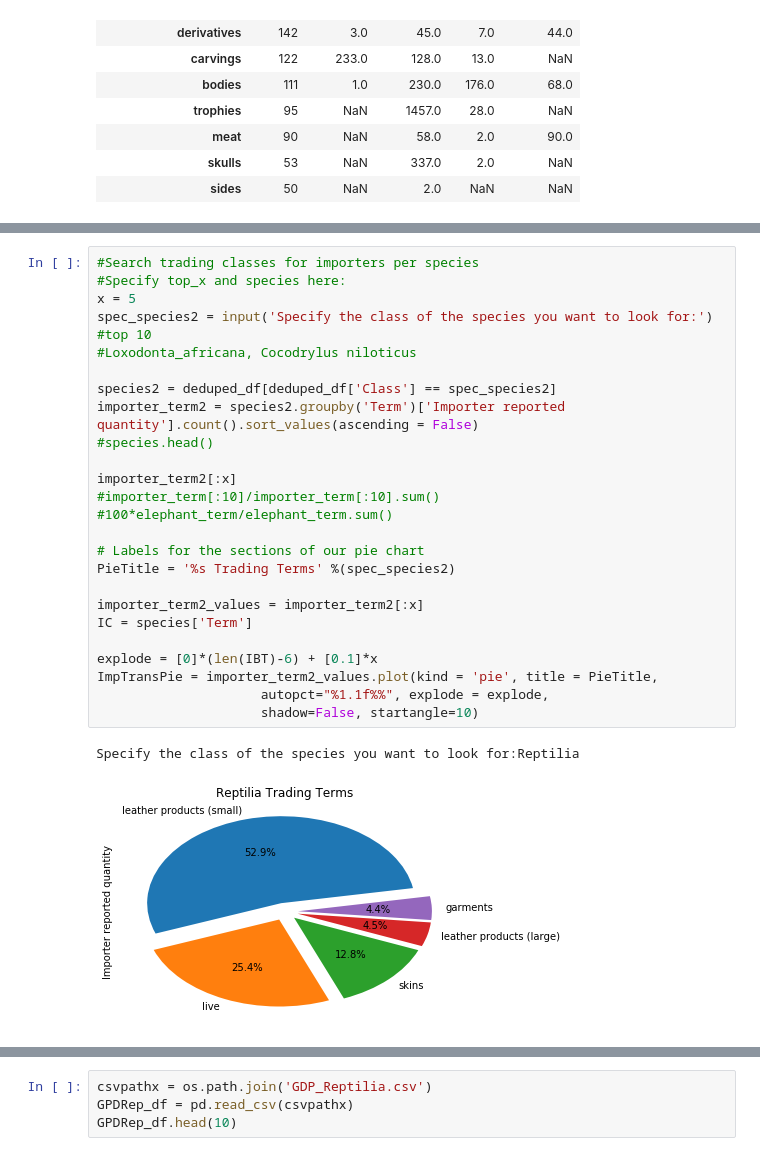
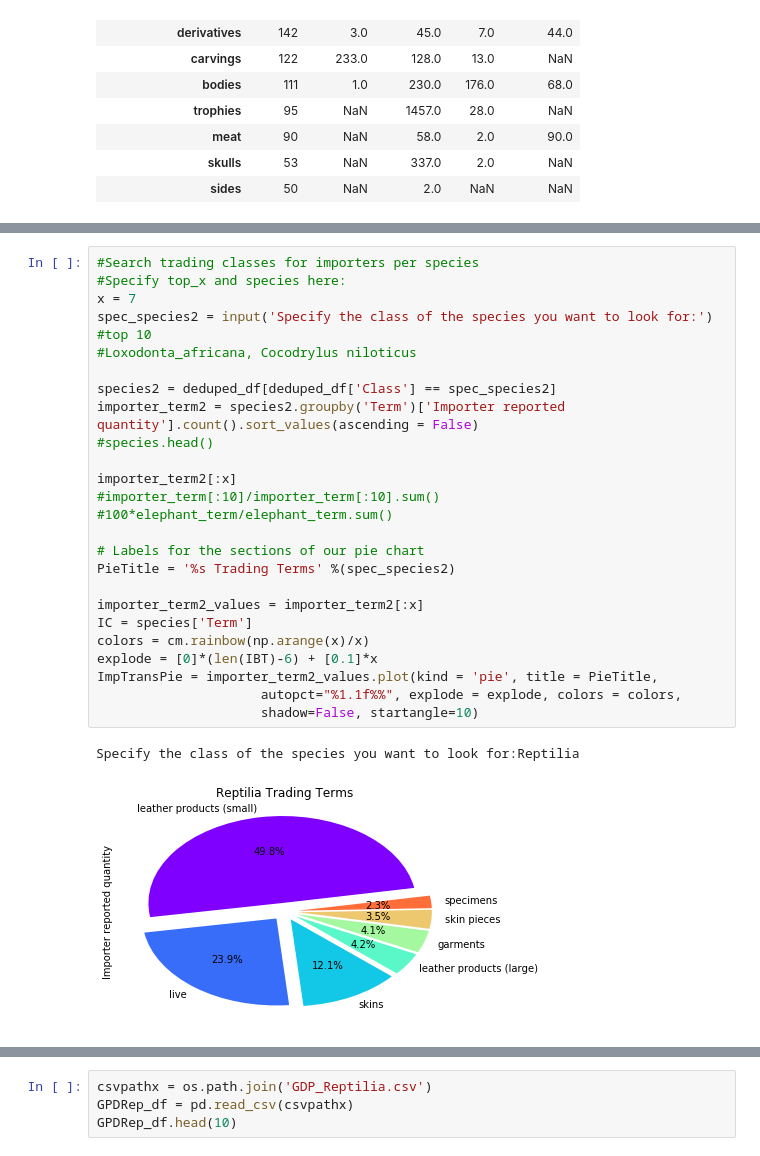
Before and after one commit to EliseLinker/wildlifeproject1, a Jupyter notebook: MergedWildlifeProject-3.ipynb, the cells around one changed output, grey strips where cells are left out. Cells and saved outputs as stored; diff of their text form.

```diff
--- a/MergedWildlifeProject-3.ipynb
+++ b/MergedWildlifeProject-3.ipynb
@@ -633,29 +673,29 @@ top_importer_trades
 # %%
 #Search trading classes for importers per species
 #Specify top_x and species here:
-x = 5
+x = 7
 spec_species2 = input('Specify the class of the species you want to look for:')
 #top 10
 #Loxodonta_africana, Cocodrylus niloticus
 
 species2 = deduped_df[deduped_df['Class'] == spec_species2]
 importer_term2 = species2.groupby('Term')['Importer reported quantity'].count().sort_values(ascending = False)
 #species.head()
 
 importer_term2[:x]
 #importer_term[:10]/importer_term[:10].sum()
 #100*elephant_term/elephant_term.sum()
 
 # Labels for the sections of our pie chart
 PieTitle = '%s Trading Terms' %(spec_species2)
 
 importer_term2_values = importer_term2[:x]
 IC = species['Term']
-
+colors = cm.rainbow(np.arange(x)/x)
 explode = [0]*(len(IBT)-6) + [0.1]*x
 ImpTransPie = importer_term2_values.plot(kind = 'pie', title = PieTitle,
-                     autopct="%1.1f%%", explode = explode,
+                     autopct="%1.1f%%", explode = explode, colors = colors,
                      shadow=False, startangle=10)
 # %% [output]
 Specify the class of the species you want to look for:Reptilia
-[figure, old version]
+[figure, new version]
```
Also changed, not shown: parts of 8 cells of this notebook, 4 other files.
